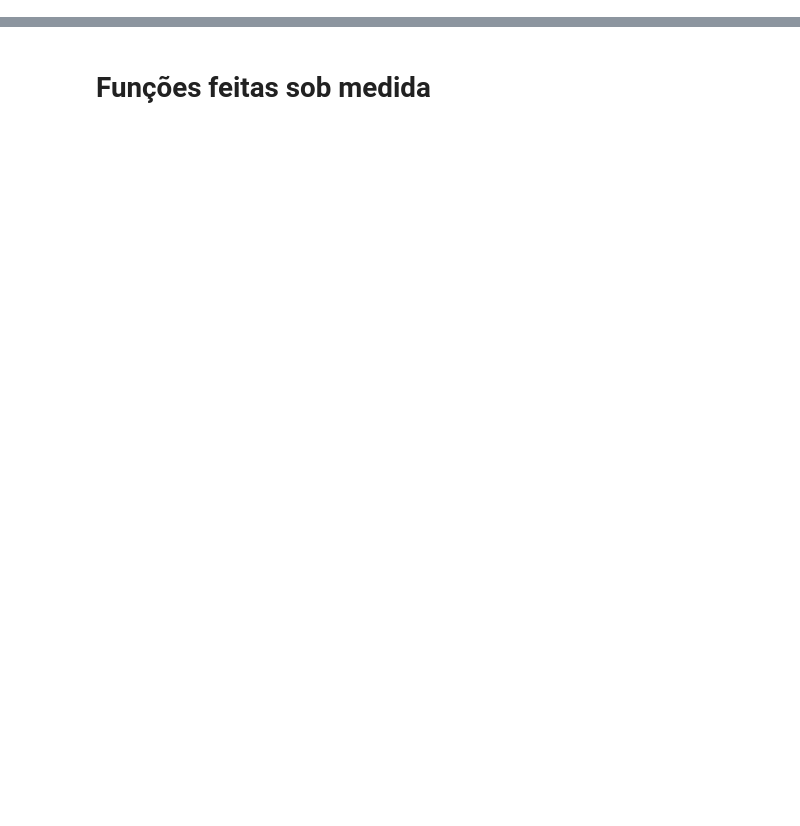
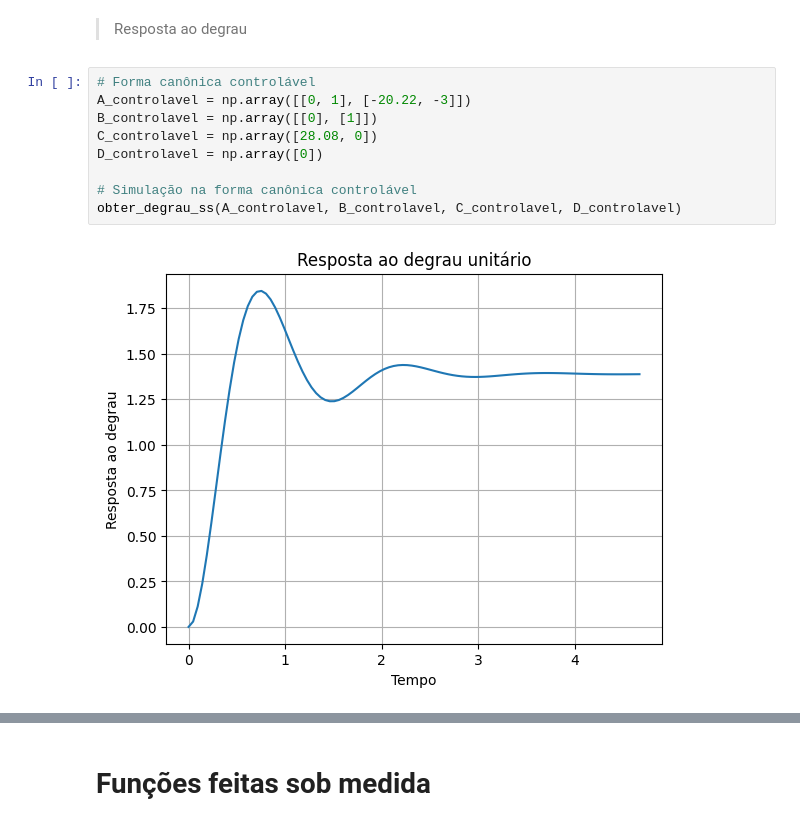
Before and after one commit to Batchuka/EoC-controle-automatico-IFES, a Jupyter notebook: provas/P4_rascunho.ipynb, the cells around one changed output, grey strips where cells are left out. Saved outputs shown, nothing was run; the diff lists cells and outputs as text; blank space fills up the shorter version.

```diff
--- a/provas/P4_rascunho.ipynb
+++ b/provas/P4_rascunho.ipynb
@@ -4,0 +109,13 @@ IndexError: index 1 is out of bounds for axis 0 with size 1
+# %% [markdown]
+> Resposta ao degrau
+# %%
+# Forma canônica controlável
+A_controlavel = np.array([[0, 1], [-20.22, -3]])
+B_controlavel = np.array([[0], [1]])
+C_controlavel = np.array([28.08, 0])
+D_controlavel = np.array([0])
+
+# Simulação na forma canônica controlável
+obter_degrau_ss(A_controlavel, B_controlavel, C_controlavel, D_controlavel)
+# %% [output]
+[figure, added]
```
Also changed, not shown: parts of 35 cells of this notebook, 1 other file.
